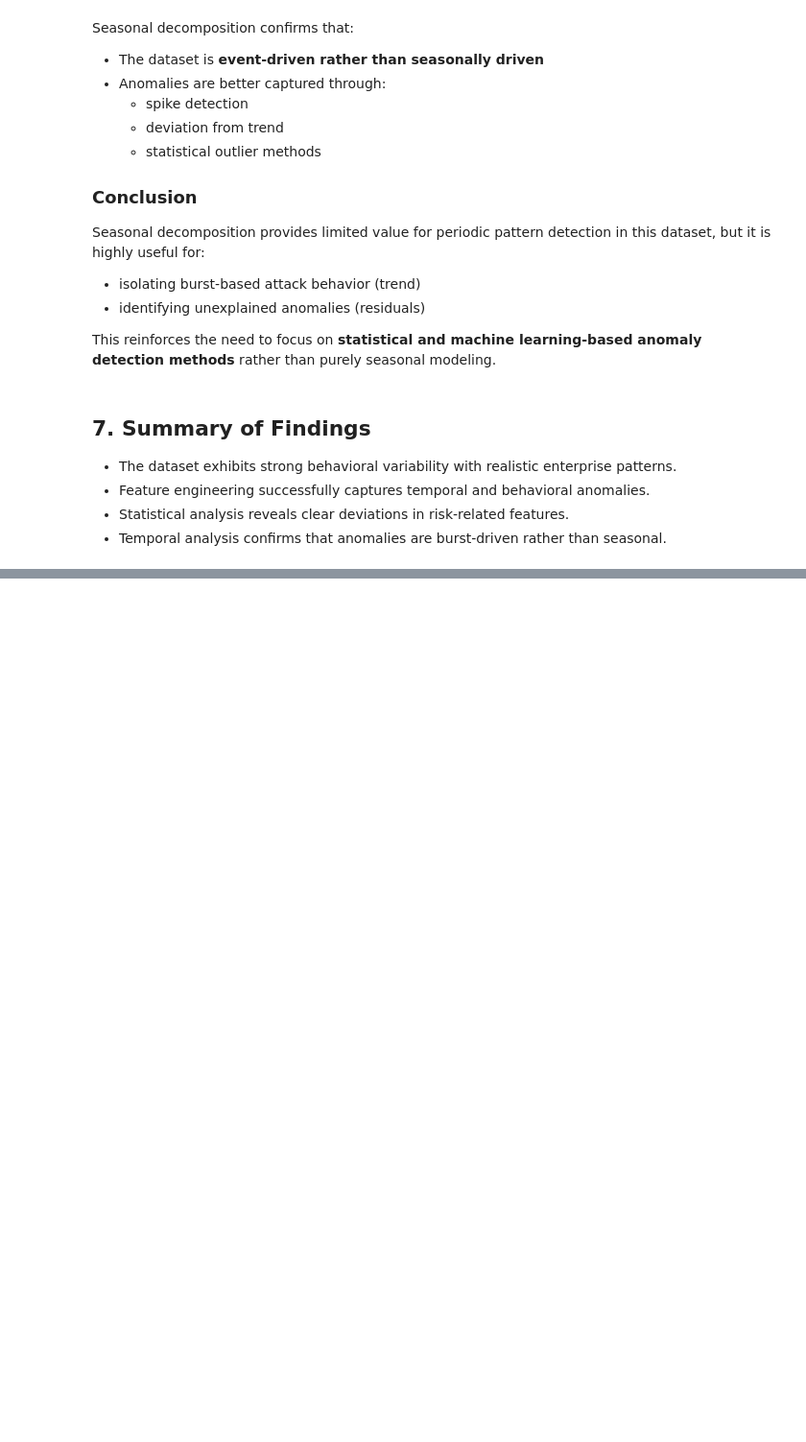
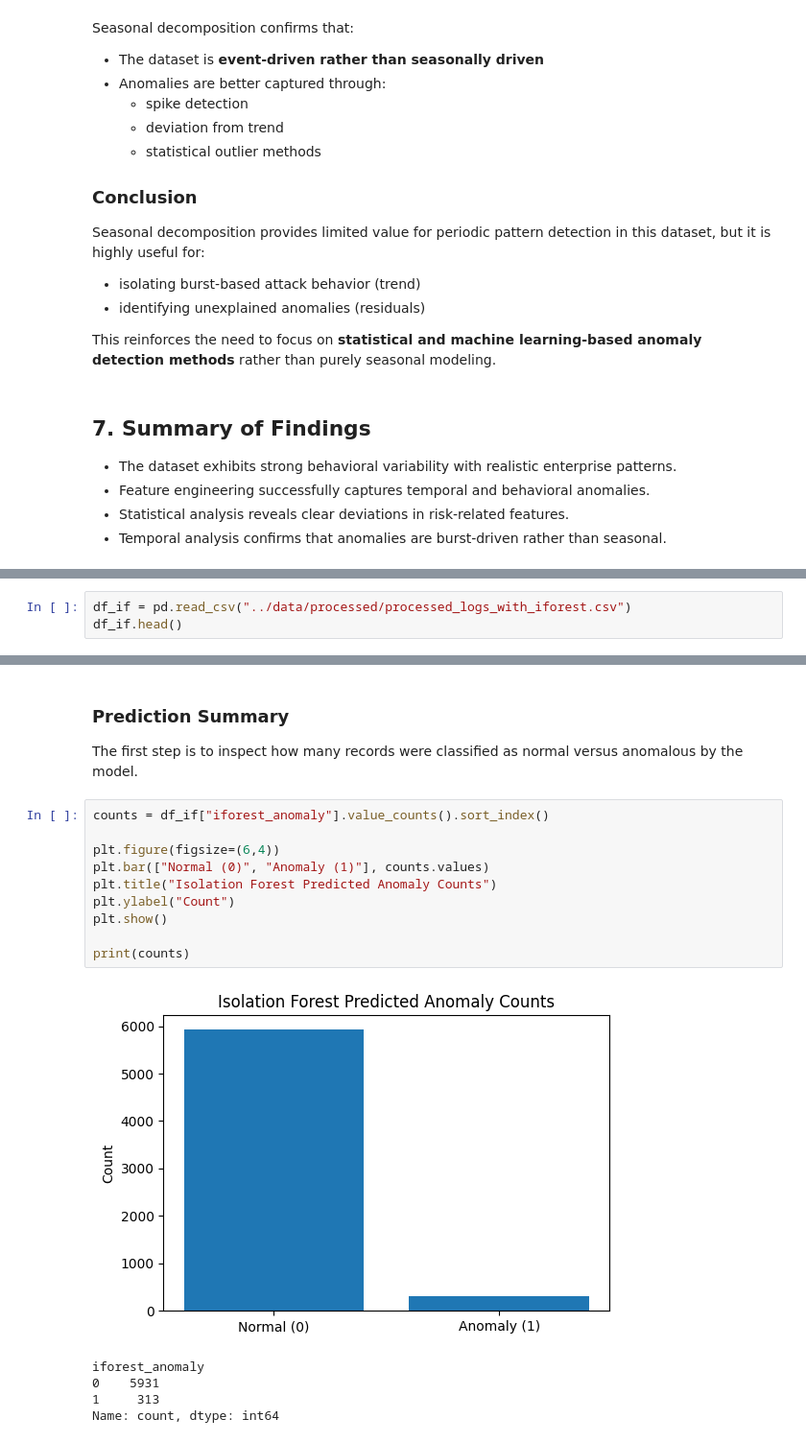
Before and after one commit to 0x0allenace/security-anomaly-project, a Jupyter notebook: notebooks/exploration.ipynb, the cells around one changed output, grey strips where cells are left out. Shown at 96% size. Saved outputs shown, nothing was run; the diff lists cells and outputs as text; blank space fills up the shorter version.

Commit message:
Add Isolation Forest and LOF implementations, update exploration notebook with analysis and visualizations, and align README with current project progress

```diff
--- a/notebooks/exploration.ipynb
+++ b/notebooks/exploration.ipynb
@@ -613,0 +590,3 @@ This reinforces the need to focus on **statistical and machine learning-based an
+# %%
+df_if = pd.read_csv("../data/processed/processed_logs_with_iforest.csv")
+df_if.head()
@@ -613,0 +601,19 @@ This reinforces the need to focus on **statistical and machine learning-based an
+# %% [markdown]
+### Prediction Summary
+The first step is to inspect how many records were classified as normal versus anomalous by the model.
+# %%
+counts = df_if["iforest_anomaly"].value_counts().sort_index()
+
+plt.figure(figsize=(6,4))
+plt.bar(["Normal (0)", "Anomaly (1)"], counts.values)
+plt.title("Isolation Forest Predicted Anomaly Counts")
+plt.ylabel("Count")
+plt.show()
+
+print(counts)
+# %% [output]
+[figure, added]
+iforest_anomaly
+0    5931
+1     313
+Name: count, dtype: int64
```
Also changed, not shown: parts of 46 cells of this notebook, 3 other files.
